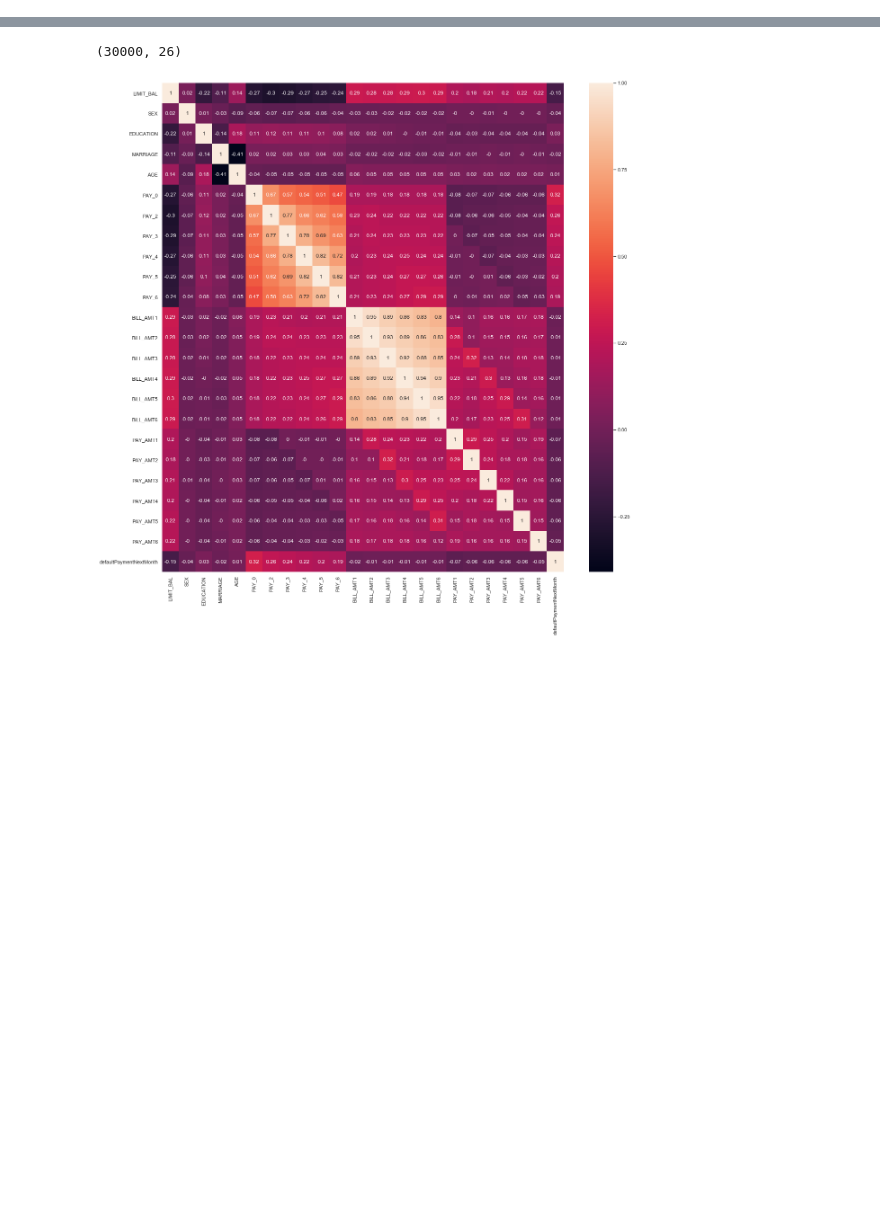
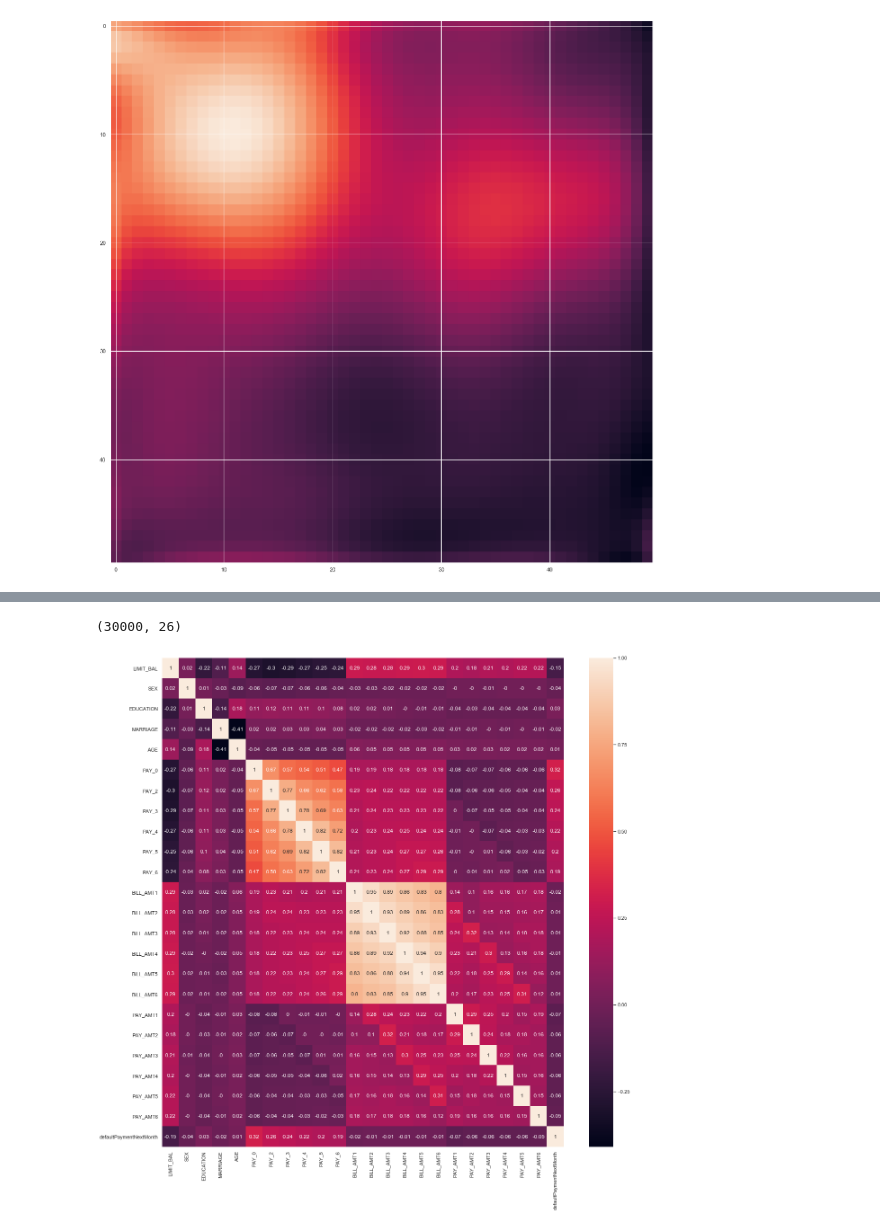
Before and after one commit to VemundST/Project2, a Jupyter notebook: Astrid/Astrid.ipynb, the cells around one changed output, grey strips where cells are left out. Drawn from its saved outputs; the diff is of its cells as text; code cells hidden in the pictures; blank space fills up the shorter version.

```diff
--- a/Astrid/Untitled.ipynb
+++ b/Astrid/Astrid.ipynb
@@ -36,9 +40,11 @@ plt.show()
 # %%
 linreg = cl.OLS()
-linreg.fit(des,frank)
-pred_ols = linreg.predict(des)
+linreg.fit(design,frank)
+pred_ols = linreg.predict(design)
 
 plt.imshow(pred_ols.reshape([n_x,n_x]))
 plt.show()
+# %% [output]
+[figure, added]
 # %%
 rid = cl.Ridge(_lambda=10e-07)
```
Also changed, not shown: parts of 12 cells of this notebook, 2 other files.
